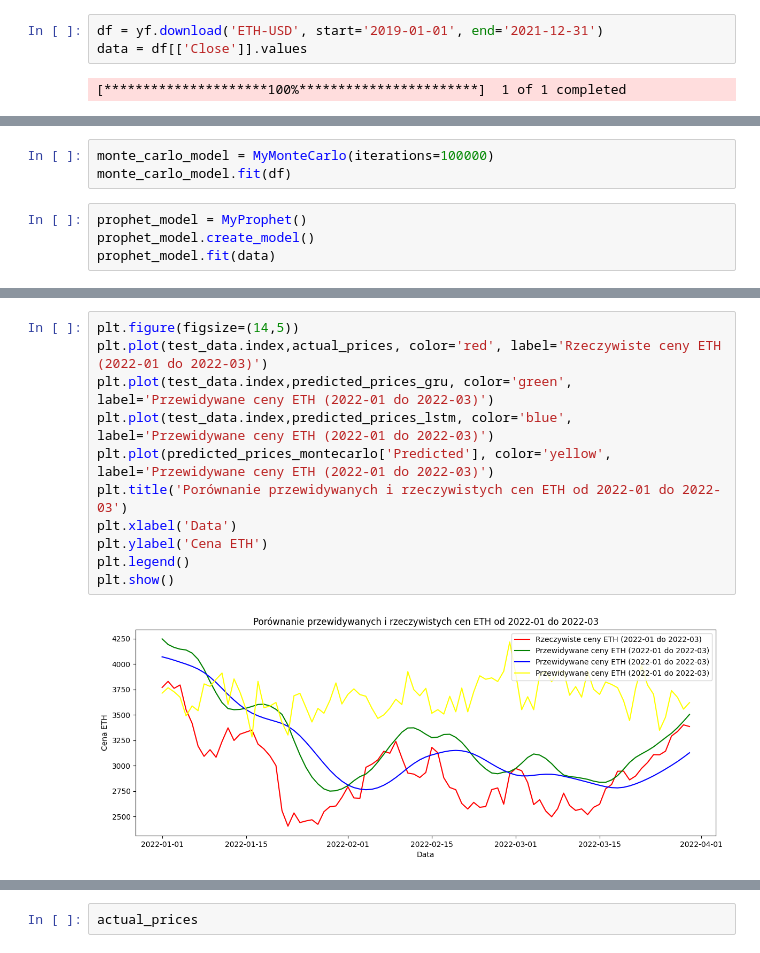
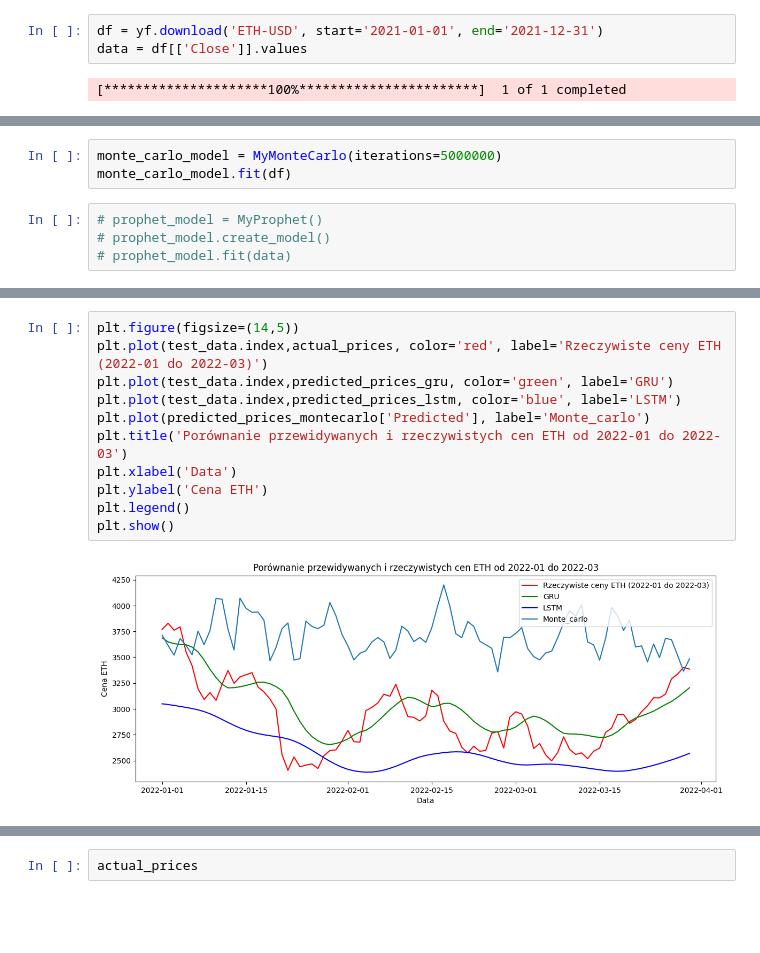
Before and after one commit to cynarski/crypto_predict, a Jupyter notebook: models/try_models.ipynb, the cells around one changed output, grey strips where cells are left out. Cells and saved outputs as stored; diff of their text form; blank space fills up the shorter version.

```diff
--- a/models/try_models.ipynb
+++ b/models/try_models.ipynb
@@ -9,7 +9,7 @@ import pandas as pd
 import numpy as np
 import matplotlib.pyplot as plt
 # %%
-df = yf.download('ETH-USD', start='2019-01-01', end='2021-12-31')
+df = yf.download('ETH-USD', start='2021-01-01', end='2021-12-31')
 data = df[['Close']].values
 # %% [output]
 [*********************100%***********************]  1 of 1 completed
@@ -88,7 +87,7 @@ Epoch 5/5
 # %%
-monte_carlo_model = MyMonteCarlo(iterations=100000)
+monte_carlo_model = MyMonteCarlo(iterations=5000000)
 monte_carlo_model.fit(df)
 # %%
-prophet_model = MyProphet()
-prophet_model.create_model()
-prophet_model.fit(data)
+# prophet_model = MyProphet()
+# prophet_model.create_model()
+# prophet_model.fit(data)
@@ -139,16 +128,16 @@ print(actual_prices)
 # %%
 plt.figure(figsize=(14,5))
 plt.plot(test_data.index,actual_prices, color='red', label='Rzeczywiste ceny ETH (2022-01 do 2022-03)')
-plt.plot(test_data.index,predicted_prices_gru, color='green', label='Przewidywane ceny ETH (2022-01 do 2022-03)')
-plt.plot(test_data.index,predicted_prices_lstm, color='blue', label='Przewidywane ceny ETH (2022-01 do 2022-03)')
-plt.plot(predicted_prices_montecarlo['Predicted'], color='yellow', label='Przewidywane ceny ETH (2022-01 do 2022-03)')
+plt.plot(test_data.index,predicted_prices_gru, color='green', label='GRU')
+plt.plot(test_data.index,predicted_prices_lstm, color='blue', label='LSTM')
+plt.plot(predicted_prices_montecarlo['Predicted'], label='Monte_carlo')
 plt.title('Porównanie przewidywanych i rzeczywistych cen ETH od 2022-01 do 2022-03')
 plt.xlabel('Data')
 plt.ylabel('Cena ETH')
 plt.legend()
 plt.show()
 # %% [output]
-[figure, old version]
+[figure, new version]
 # %%
 import yfinance as yf
 import numpy as np
```
Also changed, not shown: parts of 4 cells of this notebook, 5 other files.
